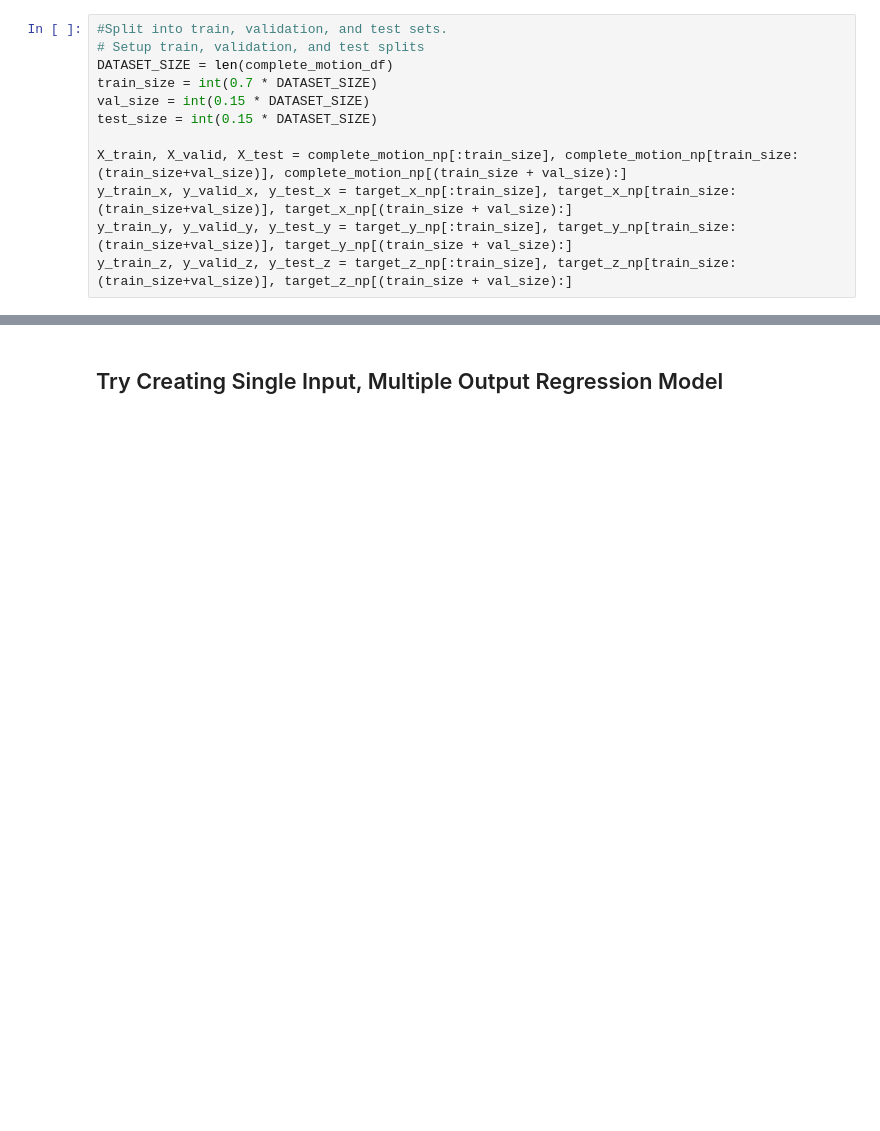
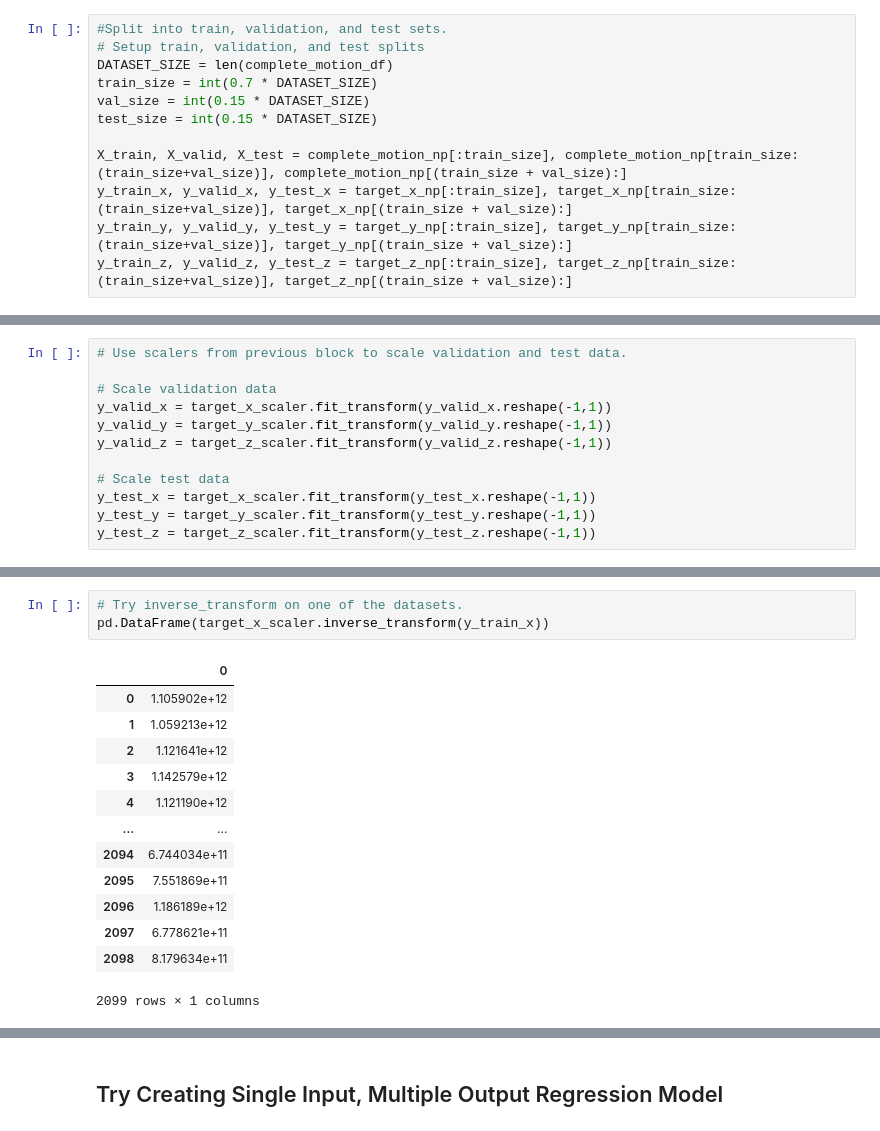
Before and after one commit to craigboger/ML-Learning, a Jupyter notebook: test_orbit_sim/0_sim_data_generator_v1.ipynb, the cells around one changed output, grey strips where cells are left out. Drawn from its saved outputs; the diff is of its cells as text; blank space fills up the shorter version.

```diff
--- a/test_orbit_sim/0_sim_data_generator_v1.ipynb
+++ b/test_orbit_sim/0_sim_data_generator_v1.ipynb
@@ -381,0 +421,12 @@ numpy.float64
+# %%
+# Use scalers from previous block to scale validation and test data.
+
+# Scale validation data
+y_valid_x = target_x_scaler.fit_transform(y_valid_x.reshape(-1,1))
+y_valid_y = target_y_scaler.fit_transform(y_valid_y.reshape(-1,1))
+y_valid_z = target_z_scaler.fit_transform(y_valid_z.reshape(-1,1))
+
+# Scale test data
+y_test_x = target_x_scaler.fit_transform(y_test_x.reshape(-1,1))
+y_test_y = target_y_scaler.fit_transform(y_test_y.reshape(-1,1))
+y_test_z = target_z_scaler.fit_transform(y_test_z.reshape(-1,1))
@@ -381,0 +450,17 @@ numpy.float64
+# %%
+# Try inverse_transform on one of the datasets.
+pd.DataFrame(target_x_scaler.inverse_transform(y_train_x))
+# %% [output]
+|  | 0 |
+| 0 | 1.105902e+12 |
+| 1 | 1.059213e+12 |
+| 2 | 1.121641e+12 |
+| 3 | 1.142579e+12 |
+| 4 | 1.121190e+12 |
+| ... | ... |
+| 2094 | 6.744034e+11 |
+| 2095 | 7.551869e+11 |
+| 2096 | 1.186189e+12 |
+| 2097 | 6.778621e+11 |
+| 2098 | 8.179634e+11 |
+2099 rows × 1 columns
```
Also changed, not shown: parts of 29 cells of this notebook, 3 other files.
